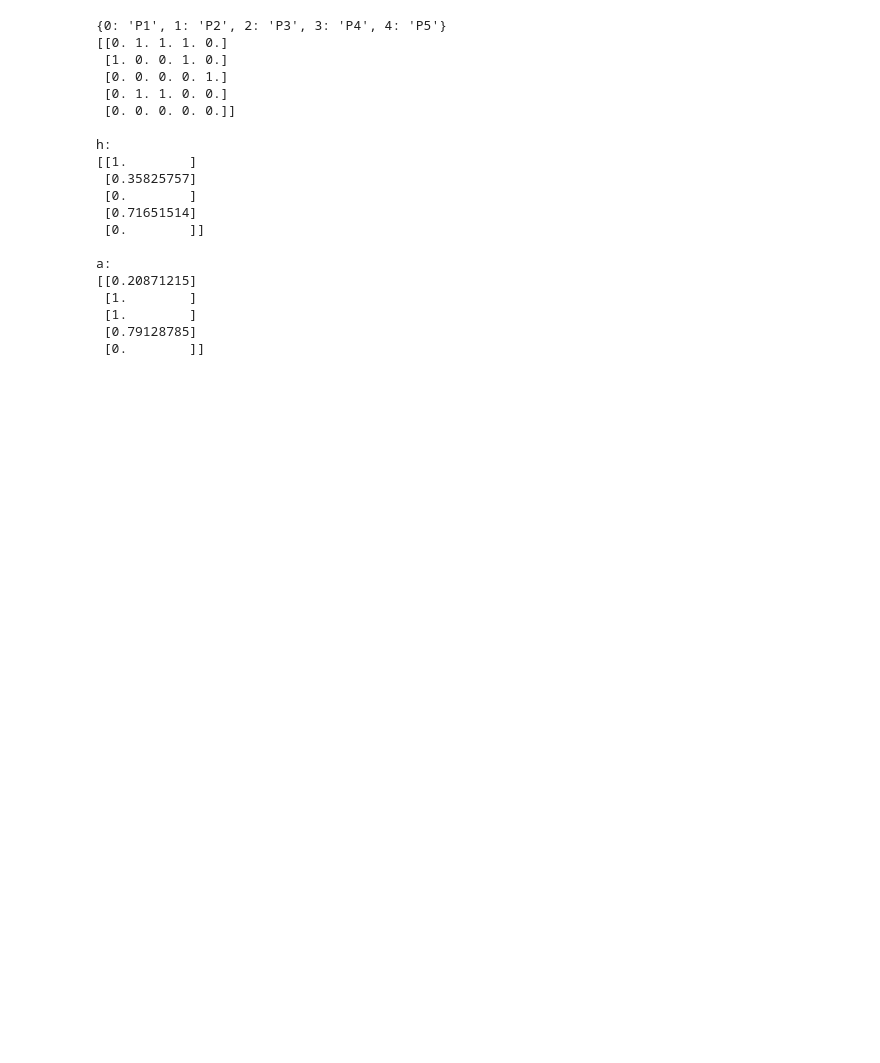
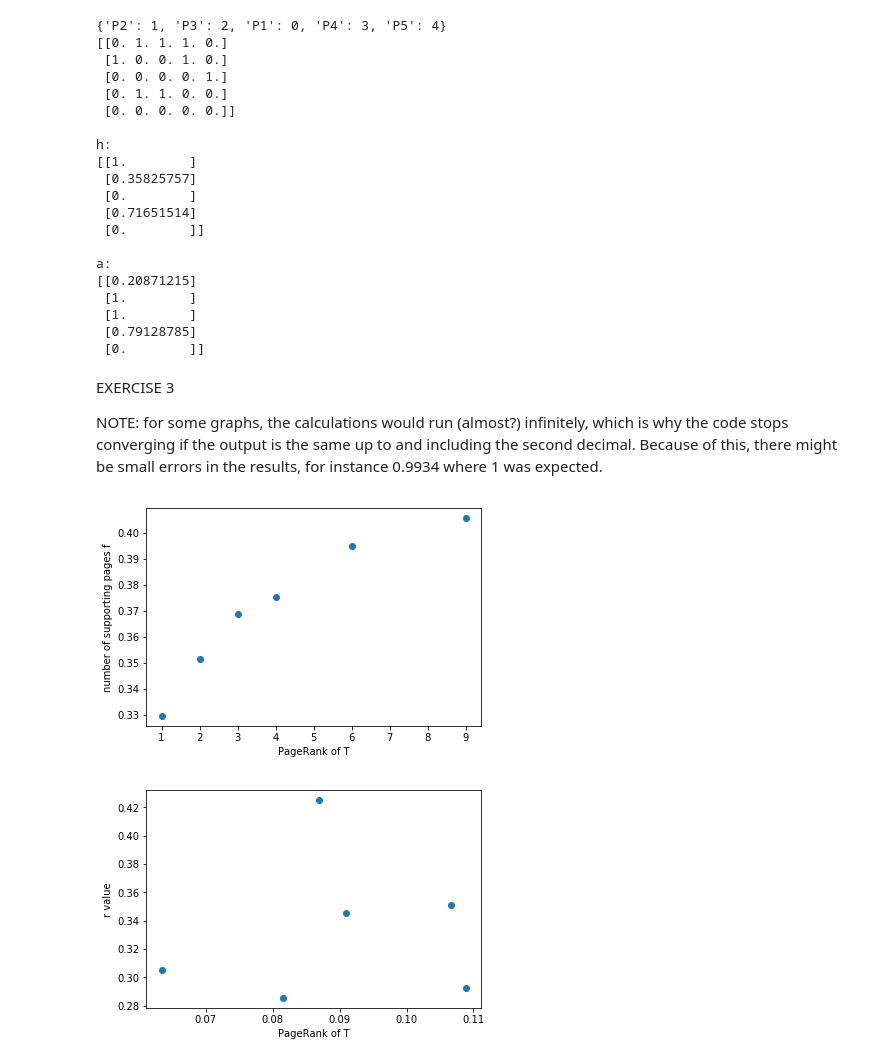
Before and after one commit to Gibson223/mod10---web-science, a Jupyter notebook: week2/Week2-Project.ipynb, the cells around one changed output. Saved outputs shown, nothing was run; the diff lists cells and outputs as text; code cells hidden in the pictures; blank space fills up the shorter version.

Commit message:
Add Matplotlib graphs for exercise 3

```diff
--- a/week2/Week2-Project.ipynb
+++ b/week2/Week2-Project.ipynb
@@ -176,7 +188,7 @@ def converge_first(matrix, b):
     matrix_size = len(matrix)
 
     vertex = np.full((matrix_size, 1), float(1)/matrix_size)
-    vertex = np.matrix(vertex)
+    # vertex = np.matrix(vertex)
 
     first = np.dot(matrix, vertex)
     first = np.multiply(b, first)
@@ -187,12 +199,13 @@ def converge_first(matrix, b):
 
 def converge(matrix, b, vertex):
     matrix_size = len(matrix)
+    one_div_n = float(1)/matrix_size
 
-    first = np.dot(matrix, vertex)
-    first = np.multiply(b, first)
-    second = np.multiply(1-b, vertex)
+    first1 = np.dot(matrix, vertex)
+    first2 = np.multiply(b, first1)
+    second = np.multiply(1-b, one_div_n)
 
-    result = np.add(first, second)
+    result = np.add(first2, second)
     return result
 
 def normalize(matrix):
@@ -226,38 +239,39 @@ def converge_hits_first(matrix):
     return h,a
 # %%
 def run_test():
-    beta = 1
+    b = 1
     test_matrix = np.matrix([[0, float(1)/2, 0, 0],
                         [float(1)/3, 0, 0, float(1)/2],
                         [float(1)/3, 0, 1, float(1)/2],
                         [float(1)/3, float(1)/2, 0, 0]])
     print(test_matrix)
 
-    result = converge_first(test_matrix, beta)
-    old_result = None
+    old_result = converge_first(test_matrix, b)
+    result = converge(test_matrix, b, old_result)
     print("first calculation: ", result)
 
     while not np.array_equal(result, old_result):
         old_result = result
-        result = converge(test_matrix, beta, old_result)
+        result = converge(test_matrix, b, old_result)
 
     return result
 
 def run_program(b = 1):
     matrix = setup_matrix()
-    result = converge_first(matrix, b)
-    old_result = None
+    old_result = converge_first(matrix, b)
+    result = converge(matrix, b, old_result)
     while not np.array_equal(result, old_result):
         old_result = result
-        result = converge(matrix, b, old_result)
+        result = converge(matrix, 1, old_result)
 
-        return result
+    return result
 
-def run_program_with_matrix(m, b = 1):
-    result = converge_first(m, b)
-    old_result = None
+def run_program_with_matrix(m, b=1):
+    old_result = converge_first(m, b)
+    result = converge(m, b, old_result)
 
-    while not np.array_equal(result, old_result):
+    # use around to round to two decimals, as to not loop indefinitely for some graphs
+    while not np.array_equal(np.around(result, 2), np.around(old_result, 2)):
         old_result = result
         result = converge(m, b, old_result)
 
@@ -269,7 +283,7 @@ def run_hits_with_matrix(m):
 
     while not np.array_equal(h, old_h):
         old_h = h
-        h, a = converge_hits(matrix, old_h)
+        h, a = converge_hits(m, old_h)
 
     return h, a
 # %%
@@ -363,16 +377,16 @@ slides3 = fromDot('''digraph A {
 }
 ''')
 
-matrix, nodes = setup_matrix_with_graph(slides3, hits=True)
+matrix3, nodes = setup_matrix_with_graph(slides3, hits=True)
 print(nodes)
-print(matrix)
-h, a = run_hits_with_matrix(matrix)
+print(matrix3)
+h3, a3 = run_hits_with_matrix(matrix3)
 print("\nh: ")
-print h
+print h3
 print("\na: ")
-print a
+print a3
 # %% [output]
-{0: 'P1', 1: 'P2', 2: 'P3', 3: 'P4', 4: 'P5'}
+{'P2': 1, 'P3': 2, 'P1': 0, 'P4': 3, 'P5': 4}
 [[0. 1. 1. 1. 0.]
  [1. 0. 0. 1. 0.]
  [0. 0. 0. 0. 1.]
@@ -392,3 +406,10 @@ a:
  [1.        ]
  [0.79128785]
  [0.        ]]
+# %% [markdown]
+
+EXERCISE 3
+
+NOTE: for some graphs, the calculations would run (almost?) infinitely, which is why the code stops converging if the
+output is the same up to and including the second decimal.
+Because of this, there might be small errors in the results, for instance 0.9934 where 1 was expected.
@@ -394,0 +693,9 @@ a:
+# %%
+def run_exercise3():
+    run_exercise3_p1()
+    run_exercise3_p2()
+
+run_exercise3()
+# %% [output]
+[figure, added]
+[figure, added]
```
Also changed, not shown: parts of 8 cells of this notebook.
